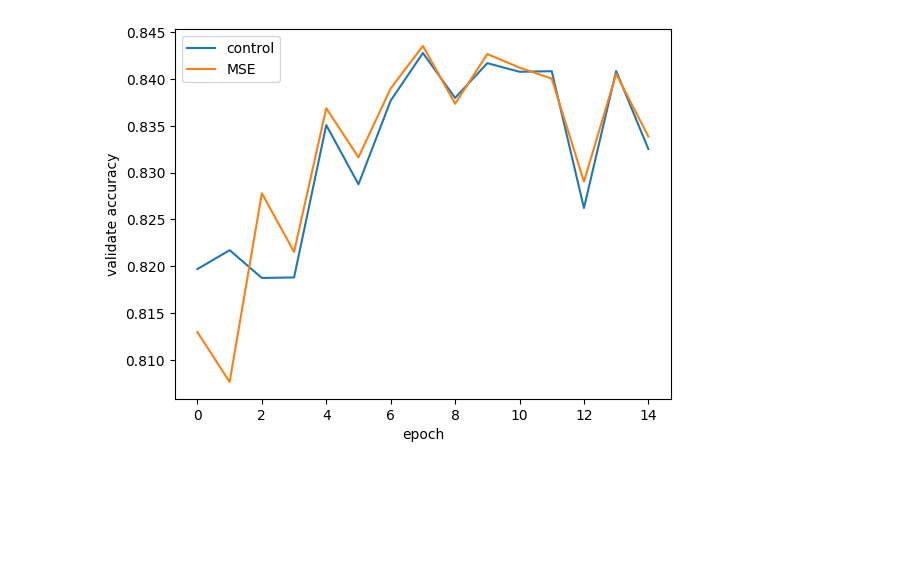
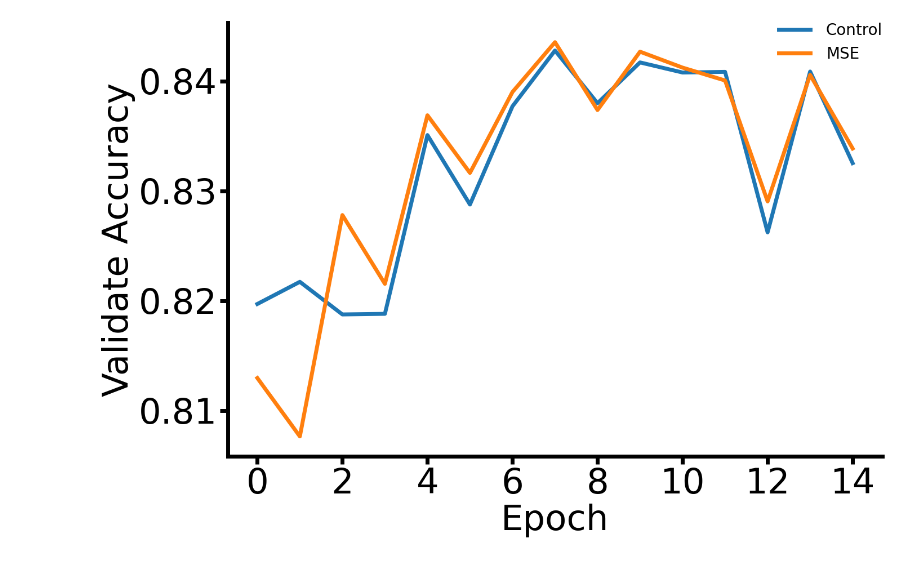
Before and after one commit to 4dglab/SEE, a Jupyter notebook: analyse/loss-effectiveness/Validate Accuracy Analysis.ipynb, the cells around one changed output. Drawn from its saved outputs; the diff is of its cells as text; code cells hidden in the pictures; blank space fills up the shorter version.

Commit message:
format

```diff
--- a/analyse/loss-effectiveness/Validate Accuracy Analysis.ipynb
+++ b/analyse/loss-effectiveness/Validate Accuracy Analysis.ipynb
@@ -18,15 +22,25 @@ def read_train_info(_path):
 control_loss, control_acc = read_train_info(control)
 MSE_loss, MSE_acc = read_train_info(MSE)
 # %%
+set_plt(figsize=(15, 10))
+
+fig, ax = plt.subplots(nrows=1, ncols=1, sharey=True)
+ax.grid(False)
+
 length = 15
 x = [i for i in range(length)]
-plt.plot(x, control_acc[:length], label='control')
-plt.plot(x, MSE_acc[:length], label='MSE')
+ax.plot(x, control_acc[:length], label='Control')
+ax.plot(x, MSE_acc[:length], label='MSE')
 
-plt.xlabel('epoch')
-plt.ylabel('validate accuracy')
-plt.legend()
-# plt.savefig('figure_file/ablation(all).pdf', format='pdf', bbox_inches='tight')
+set_Border(plt.gca())
+ax.set_xticks([i for i in range(0, 15, 2)])
+
+plt.xlabel('Epoch')
+plt.ylabel('Validate Accuracy')
+plt.legend(
+    facecolor='white', loc='upper right', framealpha=0, handletextpad=1, borderpad=0, borderaxespad=0
+).get_frame().set_linewidth(0.0)
+plt.savefig('/lmh_data/work/SEE/analyse/figure_file/validate accuracy.pdf', format='pdf', bbox_inches='tight')
 plt.show()
 # %% [output]
-[figure, old version]
+[figure, new version]
```
Also changed, not shown: parts of 1 cell of this notebook, 20 other files.
